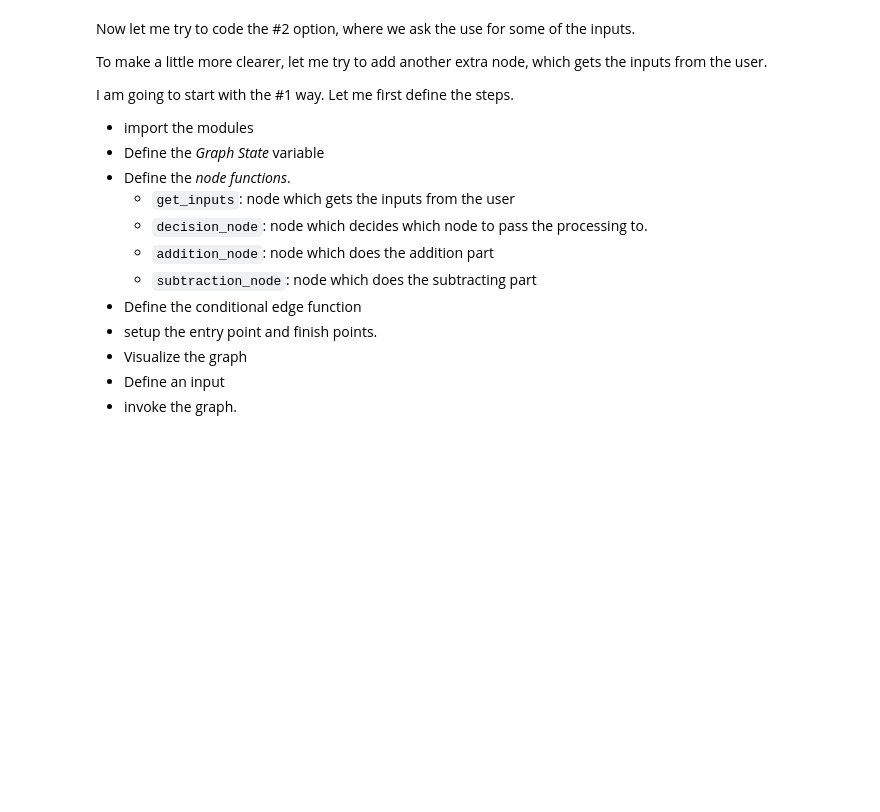
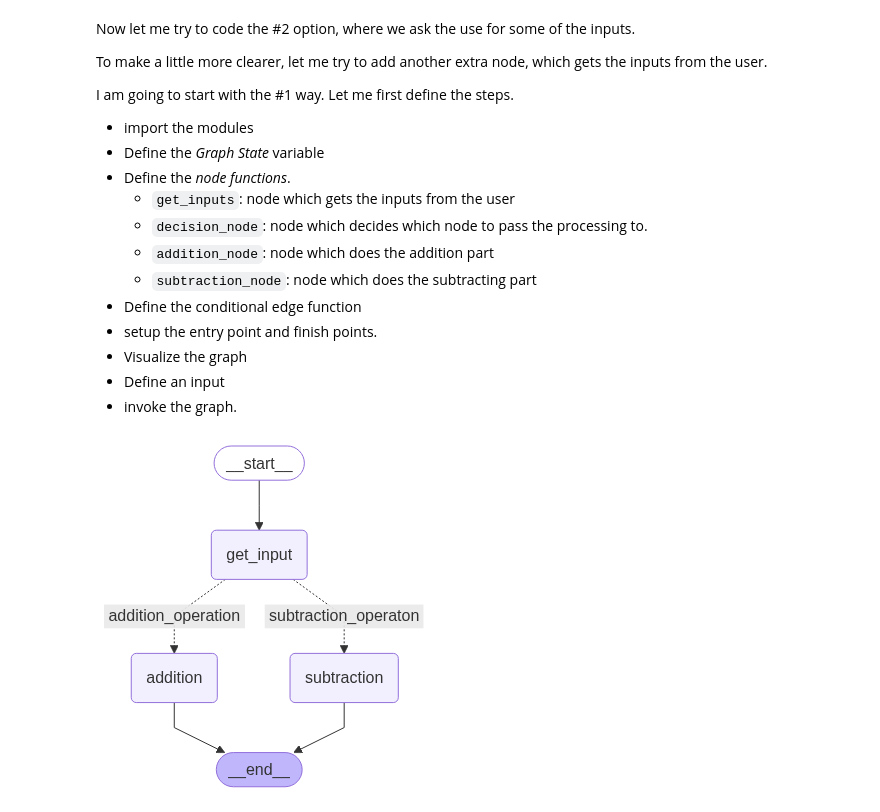
Before and after one commit to erangalds/t-langGraph, a Jupyter notebook: 01-graph-structures/06-conditional-edges-in-graphs.ipynb, the cells around one changed output. Cells and saved outputs as stored; diff of their text form; code cells hidden in the pictures; blank space fills up the shorter version.

Commit message:
completed the conditional edges lab and loops lab

```diff
--- a/01-graph-structures/06-conditional-edges-in-graphs.ipynb
+++ b/01-graph-structures/06-conditional-edges-in-graphs.ipynb
@@ -138,3 +138,75 @@ I am going to start with the #1 way. Let me first define the steps.
 + invoke the graph.
 # %%
 # #2 Option Code
+# #1 Option Code
+# import the modules
+from typing import TypedDict, List
+from langgraph.graph import StateGraph, START, END
+from IPython.display import Image, display
+
+# define the state graph
+class AgentState(TypedDict):
+    name: str
+    number1: int
+    number2: int
+    operation: str
+    result: int
+# Defining the get_input node
+def get_input(state: AgentState) -> AgentState:
+    print("Get Get Input Node")
+    print(f'Current State: {state}')
+    # Prompt the user for input
+    state['name'] = input("Please enter your name: ")
+    state['number1'] = int(input("Please enter the first number: "))
+    state['number2'] = int(input("Please enter the second number: "))
+    # Prompt the user for the operation
+    state['operation'] = input(f"{state['name']}, please enter the operation (+ or -): ")
+    return state
+
+# Defining the addition node
+def addition(state: AgentState) -> AgentState:
+    print("Addtion Node")
+    print(f'Current State: {state}')
+    state['result'] = state['number1'] + state['number2']
+    print(f"{state['name']}, the result of {state['number1']} + {state['number2']} is {state['result']}")
+    return state
+# Defining the subtraction node
+def subtraction(state: AgentState) -> AgentState:
+    print("Subtraction Node")
+    print(f'Current State: {state}')
+    state['result'] = state['number1'] - state['number2']
+    print(f"{state['name']}, the result of {state['number1']} - {state['number2']} is {state['result']}")
+    return state
+def conditional_decision(state: AgentState) -> str:
+    print("Conditional Decision Node")
+    print(f'Current State: {state}')
+    if state['operation'] == '+':
+        print("Decision: Addition Operation")
+        return 'addition_operation'
+    elif state['operation'] == '-':
+        print("Decision: Subtraction Operation")
+        return 'subtraction_operaton'
+
+graph = StateGraph(AgentState)
+graph.add_node('get_input', get_input)
+graph.add_node('addition', addition)
+graph.add_node('subtraction', subtraction)
+graph.add_edge(START, 'get_input')
+graph.add_edge('subtraction', END)
+graph.add_edge('addition', END)
+
+
+graph.add_conditional_edges(
+    'get_input', # the node where the conditional decision is taken to evaluate
+    conditional_decision, # the function to evaluate the condition
+    # the mapping of the return values of the conditional function to the next nodes
+    {
+        'addition_operation': 'addition', # the next node if the condition output is addition_operation
+        'subtraction_operaton': 'subtraction' # the next node if the condition output is subtraction_operaton
+    }
+)
+
+app = graph.compile()
+display(Image(app.get_graph().draw_mermaid_png()))
+# %% [output]
+[figure, added]
```
Also changed, not shown: parts of 3 cells of this notebook, 1 other file.
